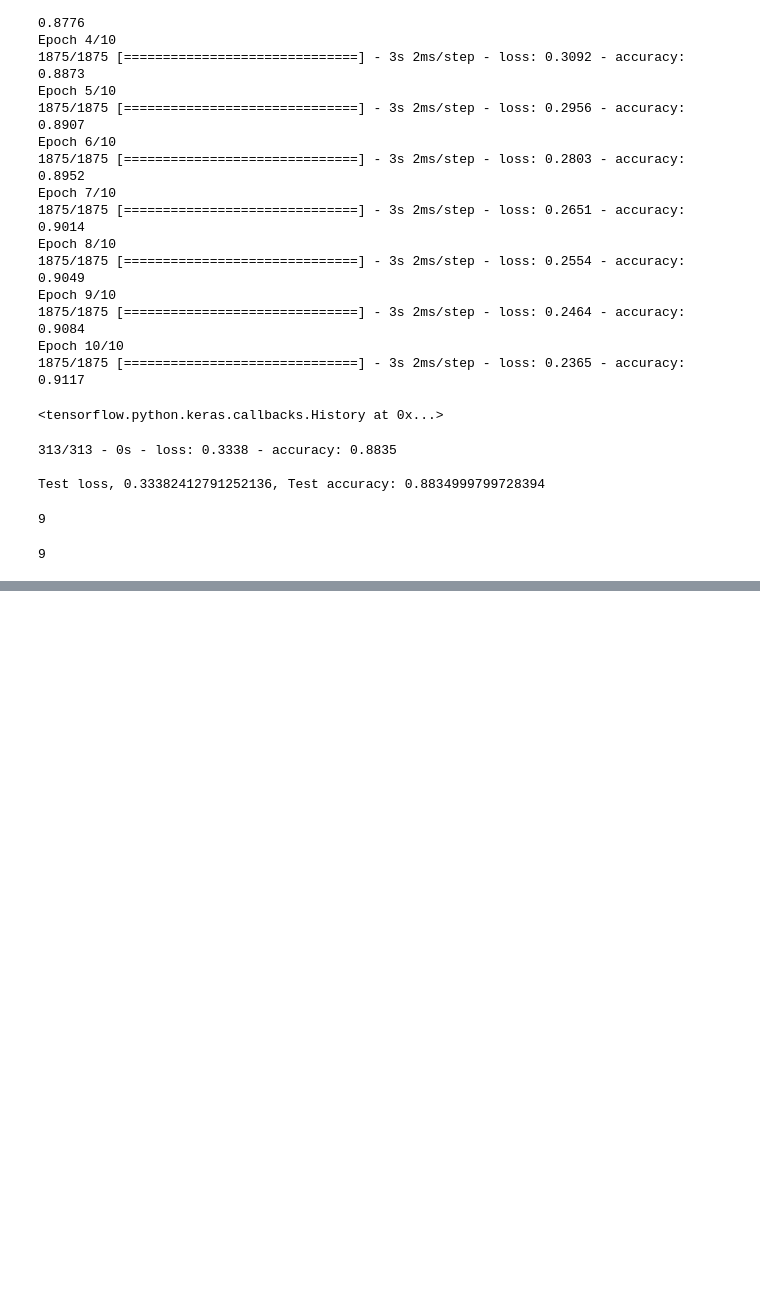
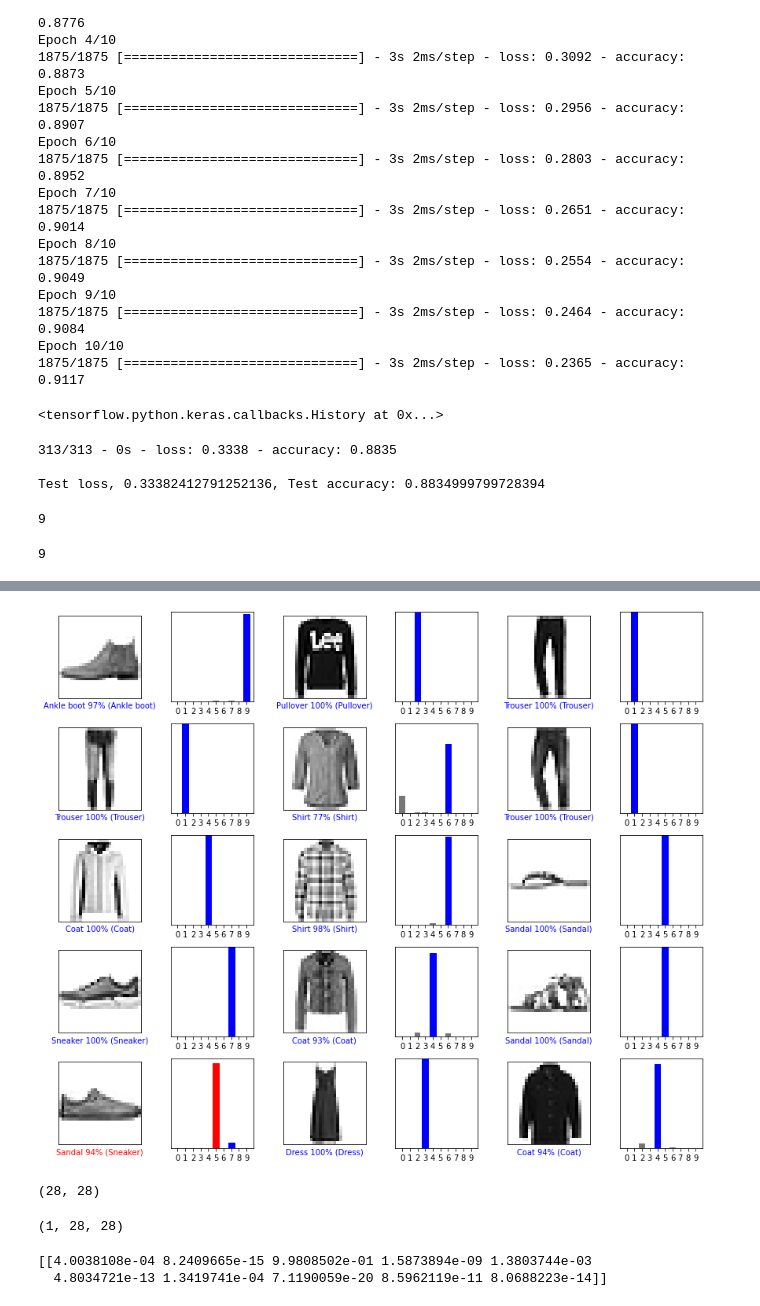
Before and after one commit to chengzh2008/tensorflow-tutorials, a Jupyter notebook: basic_image_classification.ipynb, the cells around one changed output, grey strips where cells are left out. Saved outputs shown, nothing was run; the diff lists cells and outputs as text; code cells hidden in the pictures; blank space fills up the shorter version.

```diff
--- a/basic_image_classification.ipynb
+++ b/basic_image_classification.ipynb
@@ -151,0 +156,28 @@ plt.show()
+# %%
+def plot_images_grid_by_index_rows_cols(index, rows=5, cols=3):
+  plt.figure(figsize=(2 * 2 * cols, 2 * rows))
+  num_images = rows * cols
+  for i in range(num_images):
+    plot_image_value_by_index(i + index, rows, cols, i, is_size=True)
+  plt.tight_layout()
+  plt.show()
+# %%
+plot_images_grid_by_index_rows_cols(0)
+# %% [output]
+[figure, added]
+# %%
+img = test_images[1]
+print(img.shape)
+# %% [output]
+(28, 28)
+# %%
+img = (np.expand_dims(img, 0))
+print(img.shape)
+# %% [output]
+(1, 28, 28)
+# %%
+predictions_single = probability_model.predict(img)
+print(predictions_single)
+# %% [output]
+[[4.0038108e-04 8.2409665e-15 9.9808502e-01 1.5873894e-09 1.3803744e-03
+  4.8034721e-13 1.3419741e-04 7.1190059e-20 8.5962119e-11 8.0688223e-14]]
```
Also changed, not shown: parts of 4 cells of this notebook.
